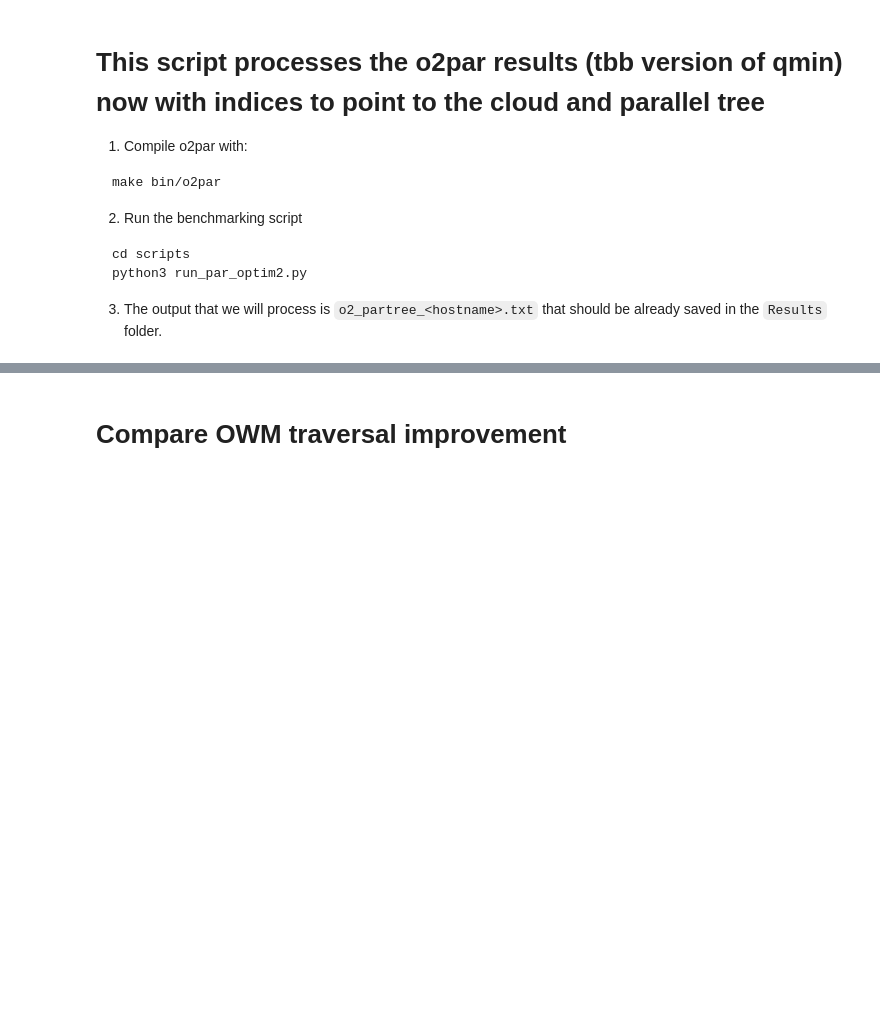
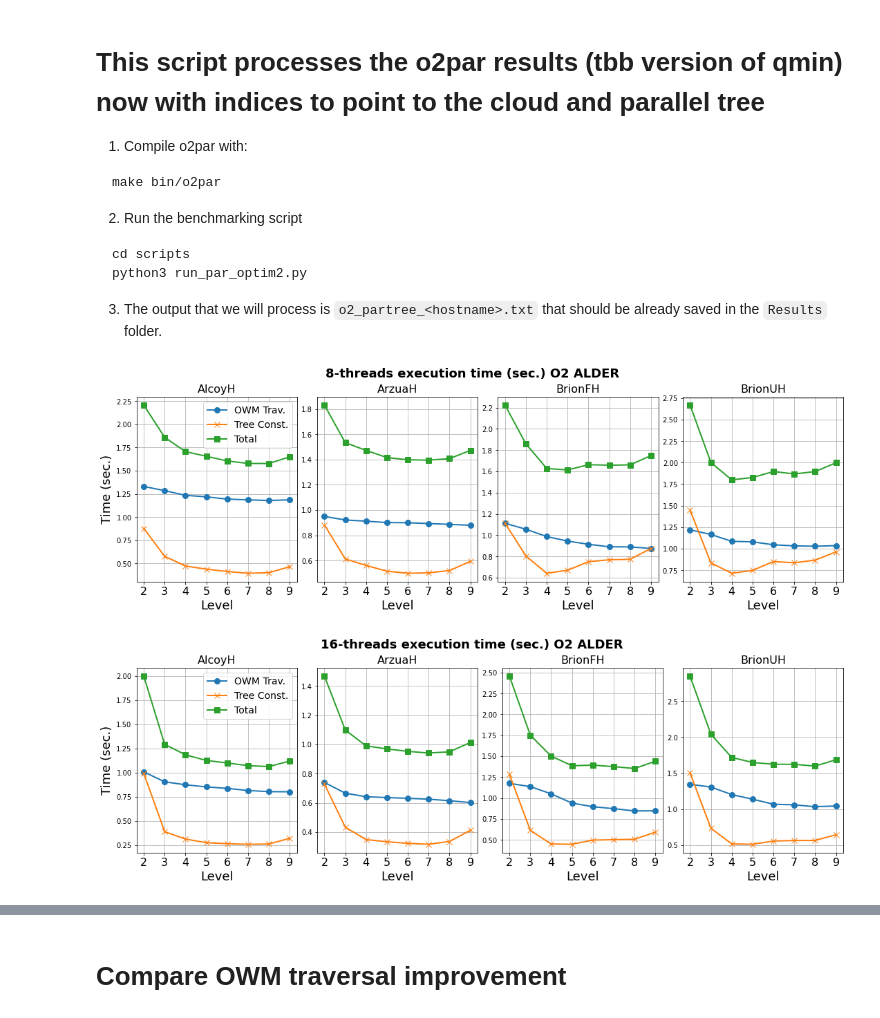
Before and after one commit to PPMC-DAC/FastOWM, a Jupyter notebook: Results/process_o2partree_results.ipynb, the cells around one changed output, grey strips where cells are left out. Cells and saved outputs as stored; diff of their text form; code cells hidden in the pictures; blank space fills up the shorter version.

```diff
--- a/Results/process_o2partree_results.ipynb
+++ b/Results/process_o2partree_results.ipynb
@@ -35,7 +35,7 @@ import matplotlib.pyplot as plt
 from matplotlib.backends.backend_pdf import PdfPages
 import sys
 from statistics import mean
-from common.utils import get_nprocs
+from common.utils import get_nprocs, get_best_level2
 
 cloud_list = ['AlcoyH','ArzuaH','BrionFH','BrionUH']
 
@@ -125,7 +125,7 @@ def tokenize2(filename,noH=False):
 
 res1=tokenize1(os.path.join(hostname, f'o1_qtree_{hostname}.txt'))
 # res2=tokenize1("o2_parallel_coffee.txt",True) # optim2 without parallel tree construction
-res4=tokenize2(os.path.join(hostname, f'o2_partree_{hostname}.txt'))  # optim2 with parallel tree construction
+res2=tokenize2(os.path.join(hostname, f'o2_partree_{hostname}.txt'))  # optim2 with parallel tree construction
 # %%
 def plot_levels(nth,results):
     #Configuration variables
@@ -142,36 +142,39 @@ def plot_levels(nth,results):
     #fig = plt.figure()
     labels=['OWM Trav.','Tree Const.','Total']
     #define grid of plots
     fig, axs = plt.subplots(nrows=1, ncols=4,figsize=(15, 5), constrained_layout=True) #sharey=True
     for i,name in enumerate(cloud_list):
         x=list(results[name].keys())
         axs[i].plot(np.array(x), np.array([results[name][j][nth]['owm'] for j in x]), marks[0], linewidth=linew, markersize=markers)
         axs[i].plot(np.array(x), np.array([results[name][j][nth]['qtree'] for j in x]), marks[1], linewidth=linew, markersize=markers)
         axs[i].plot(np.array(x), np.array([results[name][j][nth]['qtree']+results[name][j][nth]['owm'] for j in x]), marks[2], linewidth=linew, markersize=markers)
 
         axs[i].set_title(name,fontsize=16)
         axs[i].set_xlabel('Level', fontsize=xlabelfs)
         axs[i].set_xticks(x)
         axs[i].tick_params(axis='x', labelsize=xticksfs)
         # axs[i].yticks(fontsize=yticksfs)
         axs[i].grid()
     if(nth==1):
         fig.suptitle('Execution time (sec.)',  fontweight='bold', fontsize=18)
     if(nth>1):
         fig.suptitle(f'{nth}-threads execution time (sec.) O2 {hostname.upper()}',  fontweight='bold', fontsize=18)
 
     axs[0].set_ylabel('Time (sec.)', fontsize=ylabelfs)
     axs[0].legend(labels,loc='best', fontsize= 14)
     pp = PdfPages(os.path.join(hostname, f'Optim2_{nth}coresExecTime-{hostname}.pdf'))
     pp.savefig(fig)
     pp.close()
 
 # plot 8 and 16 if AlderLake
 if hostname == 'alder':
-    plot_levels(8, res4)
-    plot_levels(16, res4)
+    plot_levels(8, res2)
+    plot_levels(16, res2)
 else:
-    plot_levels(num_threads[-1], res4)
+    plot_levels(num_threads[-1], res2)
+# %% [output]
+[figure, added]
+[figure, added]
 # %%
 def plot_times_index(results, maxth=8):
     #Configuration variables
```
Also changed, not shown: parts of 7 cells of this notebook.
